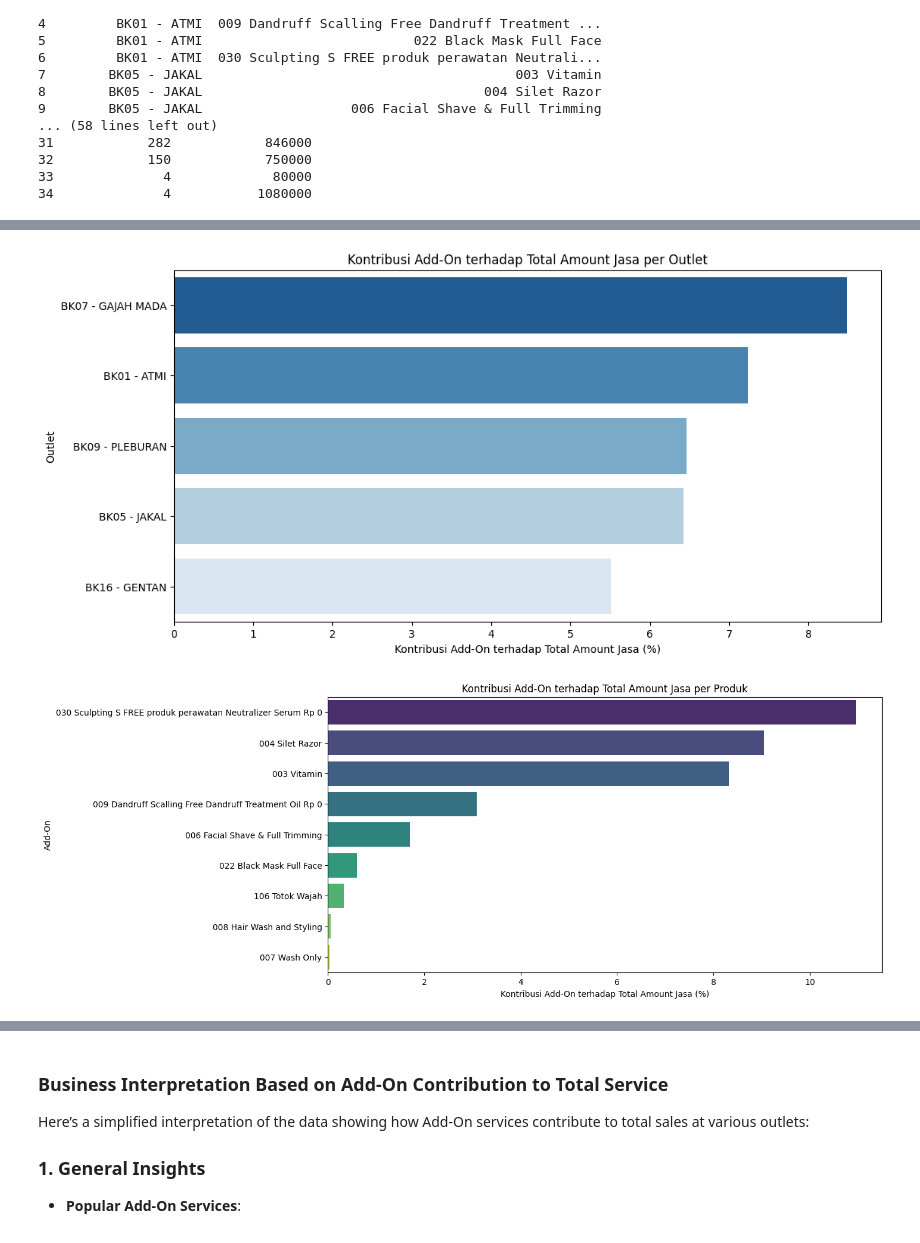
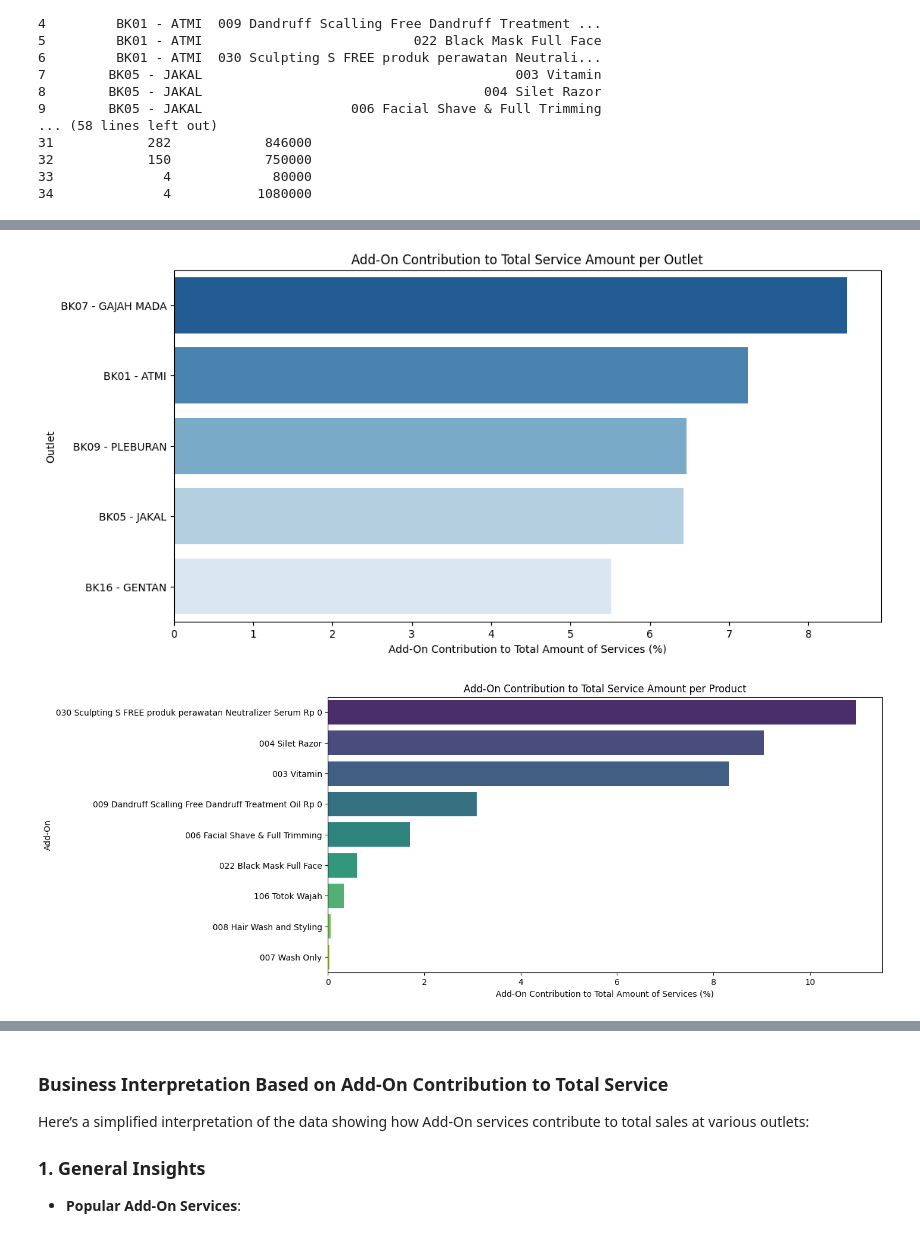
Before and after one commit to adamdandi/DataAnalysis, a Jupyter notebook: analysis-of-each-add-on-service-and-its-impact.ipynb, the cells around one changed output, grey strips where cells are left out. Drawn from its saved outputs; the diff is of its cells as text; code cells hidden in the pictures.

Commit message:
Kaggle Notebook | Analysis of Each Add-On Service and Its Impact

```diff
--- a/analysis-of-each-add-on-service-and-its-impact.ipynb
+++ b/analysis-of-each-add-on-service-and-its-impact.ipynb
@@ -122,43 +122,43 @@ Contribution of Add-On to Total Service:
 import matplotlib.pyplot as plt
 import seaborn as sns
 
-# Sorting total_combined untuk visualisasi
+# Sorting total_combined for visualisation
 sorted_outlets = total_combined.groupby('Outlet').sum().reset_index().sort_values(by='AmountContribution(%)', ascending=False)
 
 # Barplot kontribusi Add-On per Outlet
 plt.figure(figsize=(12, 6))
 sns.barplot(data=sorted_outlets, x='AmountContribution(%)', y='Outlet', palette='Blues_r')
-plt.xlabel('Kontribusi Add-On terhadap Total Amount Jasa (%)')
+plt.xlabel('Add-On Contribution to Total Amount of Services (%)')
 plt.ylabel('Outlet')
-plt.title('Kontribusi Add-On terhadap Total Amount Jasa per Outlet')
+plt.title('Add-On Contribution to Total Service Amount per Outlet')
 plt.show()
 
 # Agregasi data kontribusi Add-On per produk
 addon_summary = total_combined.groupby('ItemName').sum().reset_index().sort_values(by='AmountContribution(%)', ascending=False)
 
 # Barplot kontribusi Add-On per produk
 plt.figure(figsize=(12, 6))
 sns.barplot(data=addon_summary, x='AmountContribution(%)', y='ItemName', palette='viridis')
-plt.xlabel('Kontribusi Add-On terhadap Total Amount Jasa (%)')
+plt.xlabel('Add-On Contribution to Total Amount of Services (%)')
 plt.ylabel('Add-On')
-plt.title('Kontribusi Add-On terhadap Total Amount Jasa per Produk')
+plt.title('Add-On Contribution to Total Service Amount per Product')
 plt.show()
 
 # Pivot table for heatmap
 heatmap_data = total_combined.pivot_table(
     index='Outlet',
     columns='ItemName',
     values='AmountContribution(%)',
     aggfunc='sum'
 )
 
 # Heatmap
 plt.figure(figsize=(14, 8))
 sns.heatmap(heatmap_data, annot=True, fmt=".1f", cmap="YlGnBu", cbar=True)
-plt.title('Distribusi Kontribusi Add-On terhadap Total Amount Jasa per Outlet')
+plt.title('Distribution of Add-On Contribution to Total Service Amount per Outlet')
 plt.xlabel('ItemName (Add-On)')
 plt.ylabel('Outlet')
 plt.show()
 # %% [output]
-[figure, old version]
+[figure, new version]
 [figure]
```
Also changed, not shown: parts of 1 cell of this notebook.
